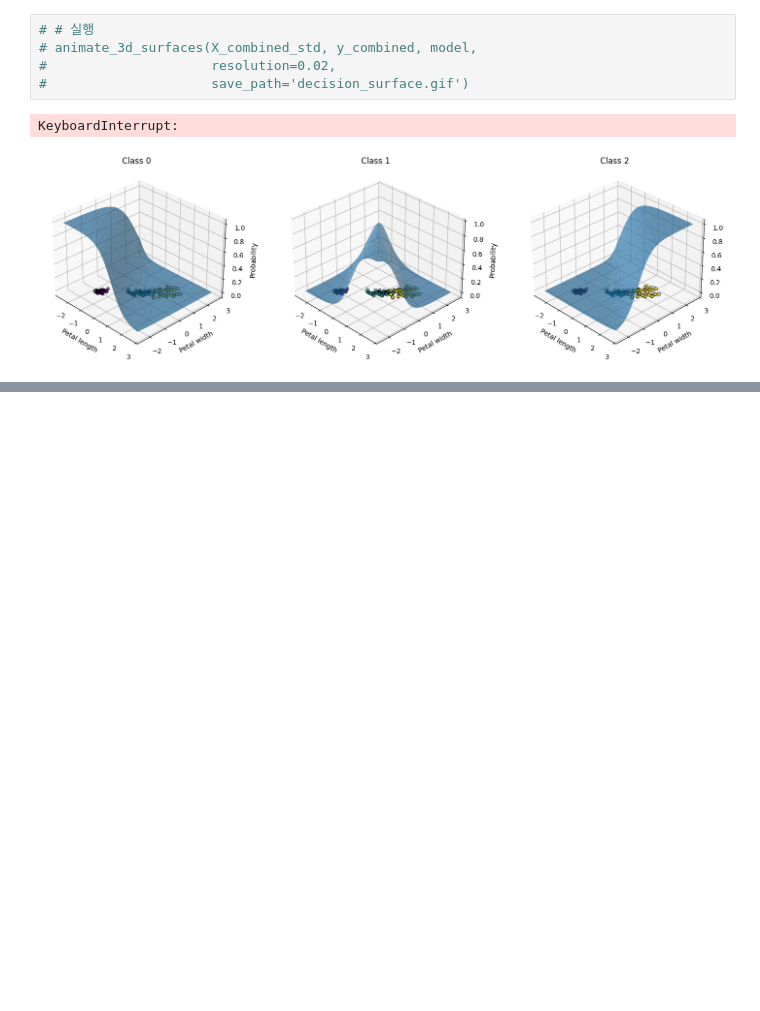
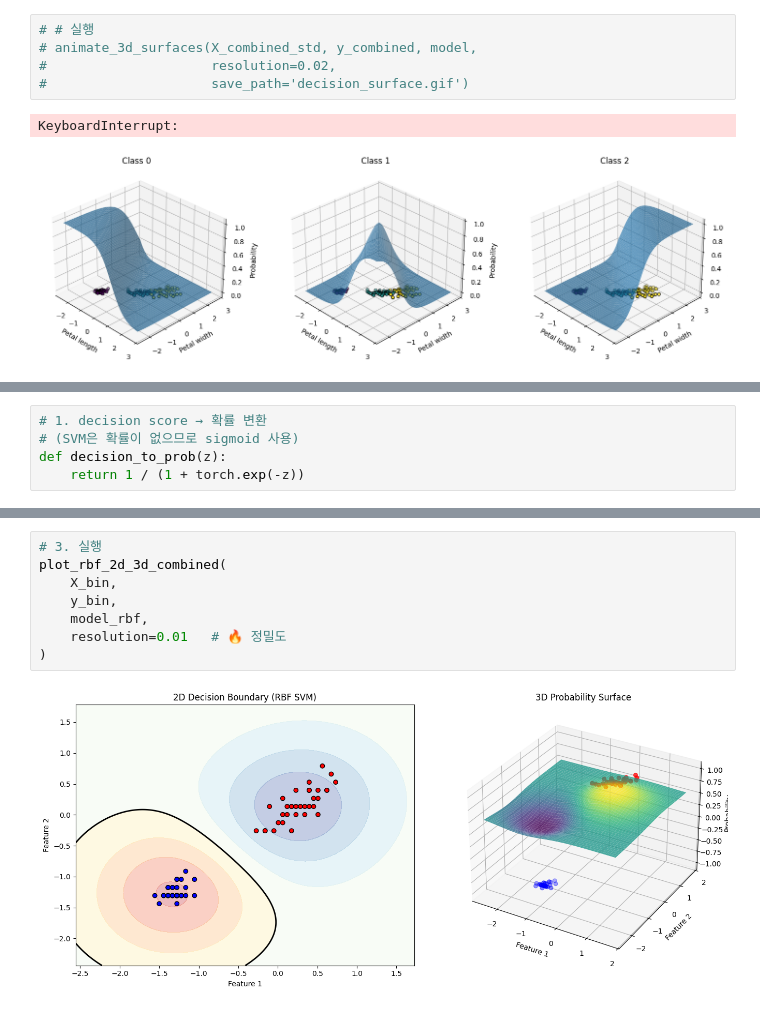
Before and after one commit to va4756/bigdata_raejung, a Jupyter notebook: MachineLearning_교과서_박해선.ipynb, the cells around one changed output, grey strips where cells are left out. Drawn from its saved outputs; the diff is of its cells as text; blank space fills up the shorter version.

```diff
--- a/MachineLearning_교과서_박해선.ipynb
+++ b/MachineLearning_교과서_박해선.ipynb
@@ -1055,0 +1530,5 @@ KeyboardInterrupt:
+# %%
+# 1. decision score → 확률 변환
+# (SVM은 확률이 없으므로 sigmoid 사용)
+def decision_to_prob(z):
+    return 1 / (1 + torch.exp(-z))
@@ -1055,0 +1613,10 @@ KeyboardInterrupt:
+# %%
+# 3. 실행
+plot_rbf_2d_3d_combined(
+    X_bin,
+    y_bin,
+    model_rbf,
+    resolution=0.01   # 🔥 정밀도
+)
+# %% [output]
+[figure, added]
```
Also changed, not shown: parts of 36 cells of this notebook.
